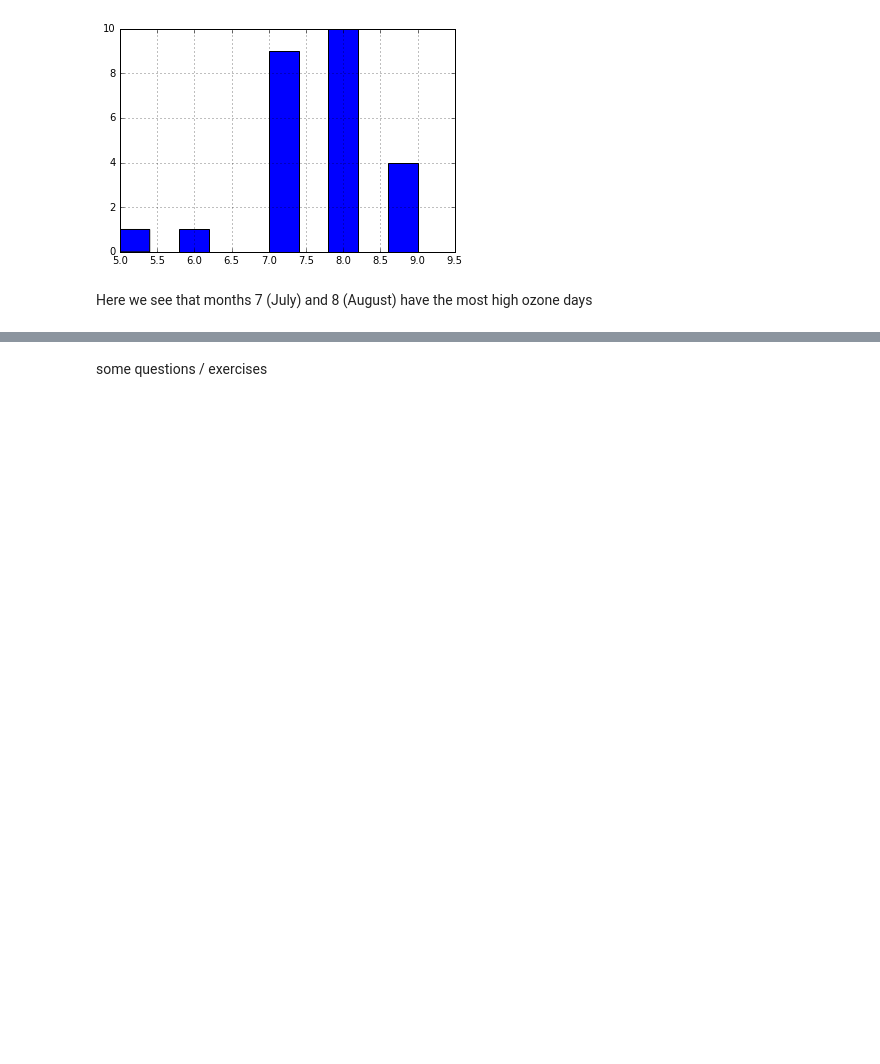
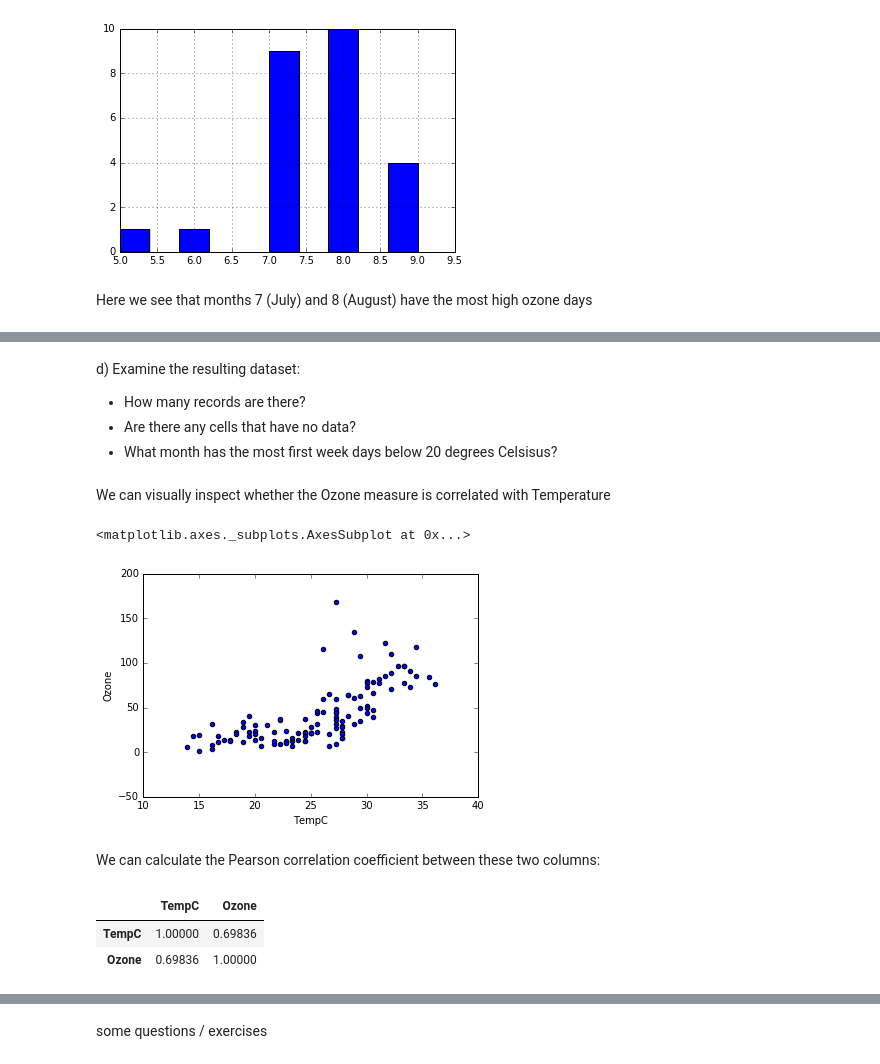
Before and after one commit to CurtinIDS/python-workshop-20160627, a Jupyter notebook: PythonWorkshop.ipynb, the cells around one changed output, grey strips where cells are left out. Drawn from its saved outputs; the diff is of its cells as text; code cells hidden in the pictures; blank space fills up the shorter version.

```diff
--- a/PythonWorkshop.ipynb
+++ b/PythonWorkshop.ipynb
@@ -294,0 +322,3 @@ Here we see that months 7 (July) and 8 (August) have the most high ozone days
+# %%
+data['TempC'] = (data['Temp'] - 32) / 1.8
+data[['Temp', 'TempC']]
@@ -294,0 +406,21 @@ Here we see that months 7 (July) and 8 (August) have the most high ozone days
+# %% [markdown]
+d) Examine the resulting dataset:
+
+* How many records are there?
+* Are there any cells that have no data?
+* What month has the most first week days below 20 degrees Celsisus?
+# %% [markdown]
+We can visually inspect whether the Ozone measure is correlated with Temperature
+# %%
+data.plot.scatter('TempC', 'Ozone')
+# %% [output]
+<matplotlib.axes._subplots.AxesSubplot at 0x...>
+[figure, added]
+# %% [markdown]
+We can calculate the Pearson correlation coefficient between these two columns:
+# %%
+data[['TempC', 'Ozone']].corr()
+# %% [output]
+|  | TempC | Ozone |
+| TempC | 1.00000 | 0.69836 |
+| Ozone | 0.69836 | 1.00000 |
```
Also changed, not shown: parts of 40 cells of this notebook.
